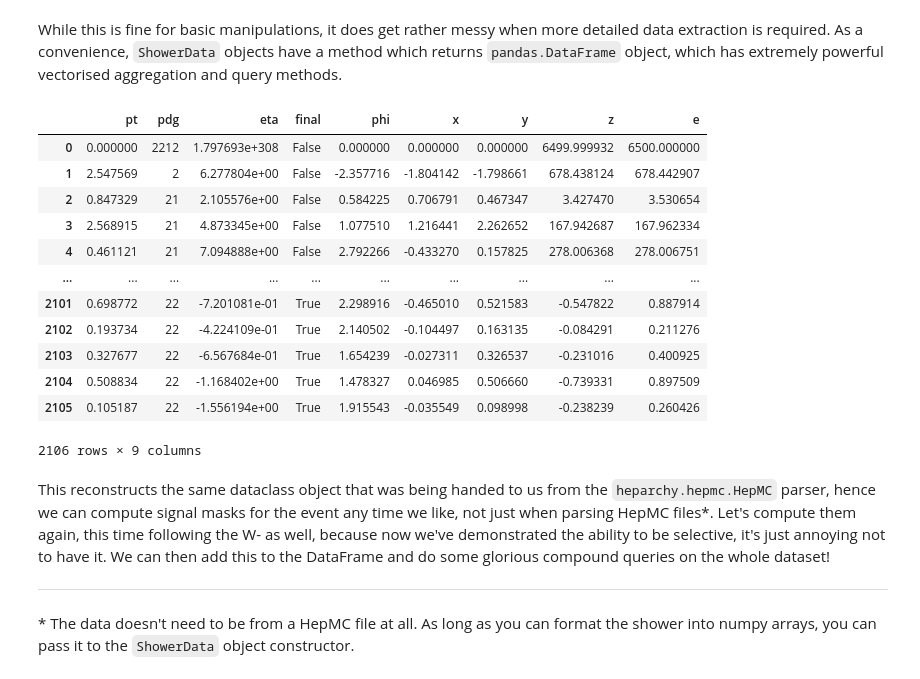
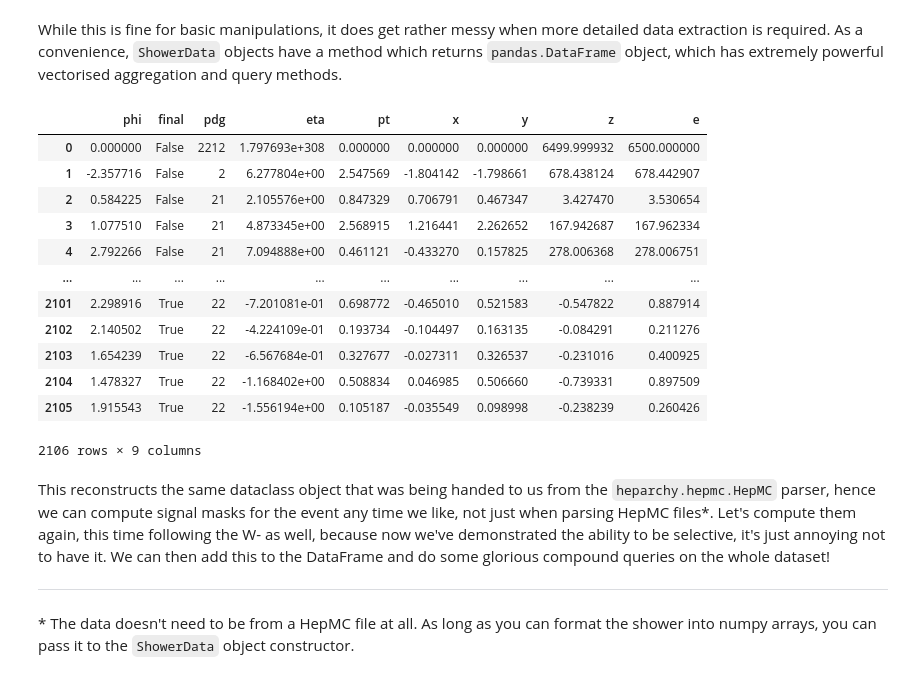
Before and after one commit to jacanchaplais/heparchy, a Jupyter notebook: examples/Tutorial.ipynb, the cells around one changed output. Cells and saved outputs as stored; diff of their text form; code cells hidden in the pictures.

```diff
--- a/examples/Tutorial.ipynb
+++ b/examples/Tutorial.ipynb
@@ -91,16 +91,16 @@ with HepReader('showers.hdf5') as hep_file:
 # %% [markdown]
 If you need only to access one event at a time, or are using this library within dataloaders which extract datasets in their own order _eg._ for `pytorch`, you need not iterate over the process, and instead can use the `read_event` method.
 # %%
-with HepReader('showers.hdf5') as hep_file:
-    with hep_file.read_process(name='top') as process:
-        num_events = len(process)
-        shower = process.read_event(129)
-        pmu = shower.pmu
-        pdg = shower.pdg
-        num_pcls = shower.count
-        name = shower.name
-        edges = shower.edges
-        final = shower.mask('final')
-        W_mask = shower.mask('W_mask')
-        b_mask = shower.mask('b_mask')
-        anti_b_mask = shower.mask('anti_b_mask')
+with HdfReader('showers.hdf5') as hep_file:
+    process = hep_file.read_process(name='top')
+    num_events = len(process)
+    shower = process.read_event(128)
+    pmu = shower.pmu
+    pdg = shower.pdg
+    num_pcls = shower.count
+    name = shower.name
+    edges = shower.edges
+    final = shower.mask('final')
+    W_mask = shower.mask('W_mask')
+    b_mask = shower.mask('b_mask')
+    anti_b_mask = shower.mask('anti_b_mask')
@@ -197,29 +207,29 @@ from heparchy.data import ShowerData
 # %%
-with HepReader('showers.hdf5') as hep_file:
-    with hep_file.read_process(name='top') as process:
-        event = process.read_event(1202) # event number chosen at whim
-        shower = ShowerData(
-            edges=event.edges,
-            pmu=event.pmu,
-            pdg=event.pdg,
-            final=event.mask('final'),
-        )
+with HdfReader('showers.hdf5') as hep_file:
+    process = hep_file.read_process(name='top')
+    event = process.read_event(1202) # event number chosen at whim
+    shower = ShowerData(
+        edges=event.edges,
+        pmu=event.pmu,
+        pdg=event.pdg,
+        final=event.mask('final'),
+    )
 
 shower_df = shower.to_pandas(data=['pdg', 'pmu', 'final', 'pt', 'eta', 'phi'])
 shower_df
 # %% [output]
-|  | pt | pdg | eta | final | phi | x | y | z | e |
-| 0 | 0.000000 | 2212 | 1.797693e+308 | False | 0.000000 | 0.000000 | 0.000000 | 6499.999932 | 6500.000000 |
-| 1 | 2.547569 | 2 | 6.277804e+00 | False | -2.357716 | -1.804142 | -1.798661 | 678.438124 | 678.442907 |
-| 2 | 0.847329 | 21 | 2.105576e+00 | False | 0.584225 | 0.706791 | 0.467347 | 3.427470 | 3.530654 |
-| 3 | 2.568915 | 21 | 4.873345e+00 | False | 1.077510 | 1.216441 | 2.262652 | 167.942687 | 167.962334 |
-| 4 | 0.461121 | 21 | 7.094888e+00 | False | 2.792266 | -0.433270 | 0.157825 | 278.006368 | 278.006751 |
+|  | phi | final | pdg | eta | pt | x | y | z | e |
+| 0 | 0.000000 | False | 2212 | 1.797693e+308 | 0.000000 | 0.000000 | 0.000000 | 6499.999932 | 6500.000000 |
+| 1 | -2.357716 | False | 2 | 6.277804e+00 | 2.547569 | -1.804142 | -1.798661 | 678.438124 | 678.442907 |
+| 2 | 0.584225 | False | 21 | 2.105576e+00 | 0.847329 | 0.706791 | 0.467347 | 3.427470 | 3.530654 |
+| 3 | 1.077510 | False | 21 | 4.873345e+00 | 2.568915 | 1.216441 | 2.262652 | 167.942687 | 167.962334 |
+| 4 | 2.792266 | False | 21 | 7.094888e+00 | 0.461121 | -0.433270 | 0.157825 | 278.006368 | 278.006751 |
 | ... | ... | ... | ... | ... | ... | ... | ... | ... | ... |
-| 2101 | 0.698772 | 22 | -7.201081e-01 | True | 2.298916 | -0.465010 | 0.521583 | -0.547822 | 0.887914 |
-| 2102 | 0.193734 | 22 | -4.224109e-01 | True | 2.140502 | -0.104497 | 0.163135 | -0.084291 | 0.211276 |
-| 2103 | 0.327677 | 22 | -6.567684e-01 | True | 1.654239 | -0.027311 | 0.326537 | -0.231016 | 0.400925 |
-| 2104 | 0.508834 | 22 | -1.168402e+00 | True | 1.478327 | 0.046985 | 0.506660 | -0.739331 | 0.897509 |
-| 2105 | 0.105187 | 22 | -1.556194e+00 | True | 1.915543 | -0.035549 | 0.098998 | -0.238239 | 0.260426 |
+| 2101 | 2.298916 | True | 22 | -7.201081e-01 | 0.698772 | -0.465010 | 0.521583 | -0.547822 | 0.887914 |
+| 2102 | 2.140502 | True | 22 | -4.224109e-01 | 0.193734 | -0.104497 | 0.163135 | -0.084291 | 0.211276 |
+| 2103 | 1.654239 | True | 22 | -6.567684e-01 | 0.327677 | -0.027311 | 0.326537 | -0.231016 | 0.400925 |
+| 2104 | 1.478327 | True | 22 | -1.168402e+00 | 0.508834 | 0.046985 | 0.506660 | -0.739331 | 0.897509 |
+| 2105 | 1.915543 | True | 22 | -1.556194e+00 | 0.105187 | -0.035549 | 0.098998 | -0.238239 | 0.260426 |
 2106 rows × 9 columns
 # %% [markdown]
 This reconstructs the same dataclass object that was being handed to us from the `heparchy.hepmc.HepMC` parser, hence we can compute signal masks for the event any time we like, not just when parsing HepMC files\*. Let's compute them again, this time following the W- as well, because now we've demonstrated the ability to be selective, it's just annoying not to have it. We can then add this to the DataFrame and do some glorious compound queries on the whole dataset!
```
Also changed, not shown: parts of 13 cells of this notebook, 5 other files.
